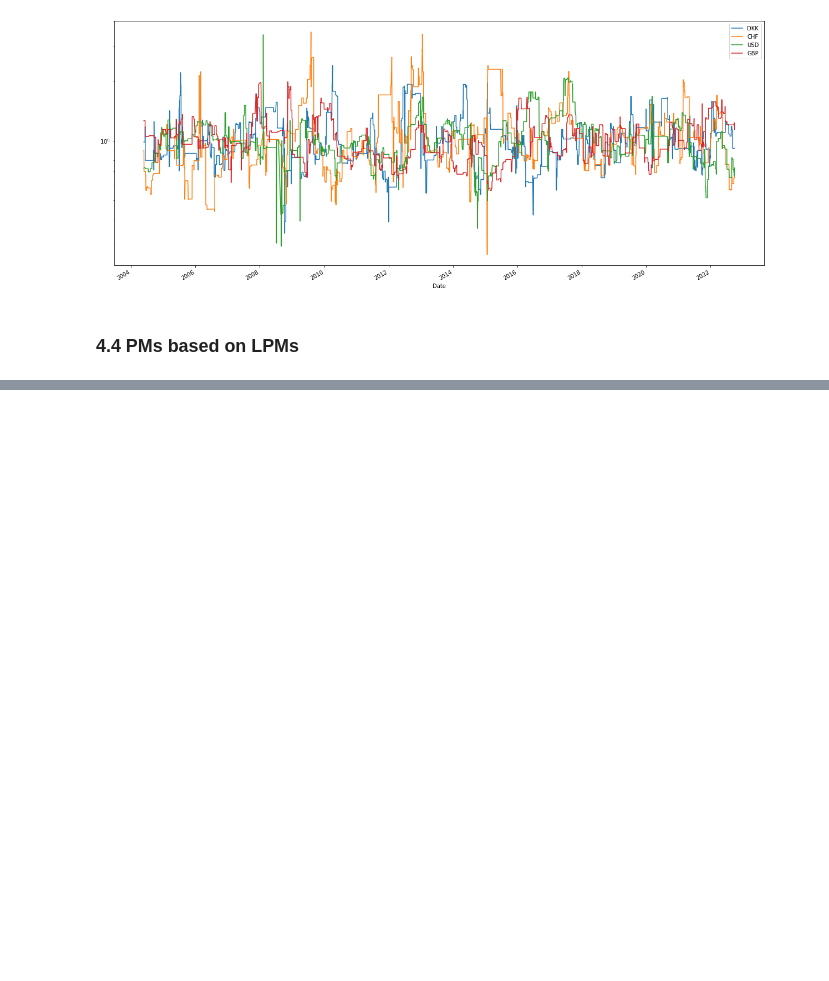
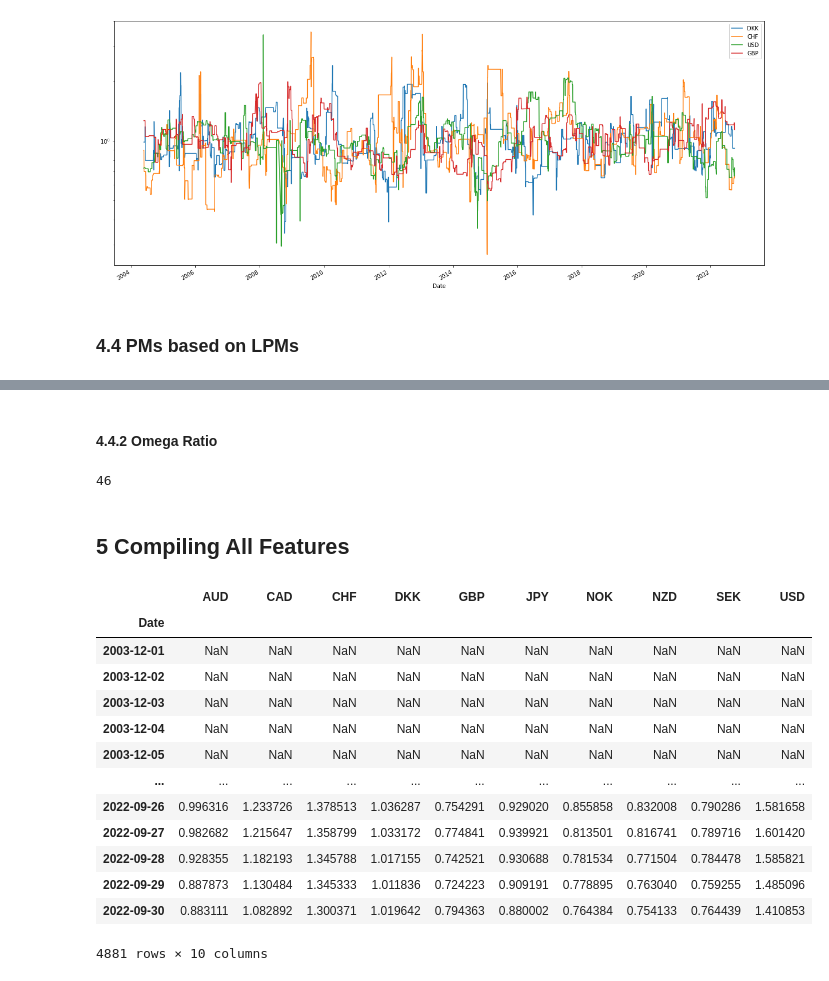
Before and after one commit to falken1983/fx_letor, a Jupyter notebook: generate_fx_data.ipynb, the cells around one changed output, grey strips where cells are left out. Cells and saved outputs as stored; diff of their text form; code cells hidden in the pictures; blank space fills up the shorter version.

Commit message:
Compiling All PMs and Target 1D Ahead Candidates and Dumping to CSV

```diff
--- a/generate_fx_data.ipynb
+++ b/generate_fx_data.ipynb
@@ -453,0 +460,2 @@ sortino_ratio.plot(figsize=(21,9))
+# %% [markdown]
+#### 4.4.2 Omega Ratio
@@ -453,0 +469,4 @@ sortino_ratio.plot(figsize=(21,9))
+# %%
+len(features.keys())
+# %% [output]
+46
@@ -453,0 +476,19 @@ sortino_ratio.plot(figsize=(21,9))
+# %% [markdown]
+## 5 Compiling All Features
+# %%
+features[f]
+# %% [output]
+|  | AUD | CAD | CHF | DKK | GBP | JPY | NOK | NZD | SEK | USD |
+| Date |  |  |  |  |  |  |  |  |  |  |
+| 2003-12-01 | NaN | NaN | NaN | NaN | NaN | NaN | NaN | NaN | NaN | NaN |
+| 2003-12-02 | NaN | NaN | NaN | NaN | NaN | NaN | NaN | NaN | NaN | NaN |
+| 2003-12-03 | NaN | NaN | NaN | NaN | NaN | NaN | NaN | NaN | NaN | NaN |
+| 2003-12-04 | NaN | NaN | NaN | NaN | NaN | NaN | NaN | NaN | NaN | NaN |
+| 2003-12-05 | NaN | NaN | NaN | NaN | NaN | NaN | NaN | NaN | NaN | NaN |
+| ... | ... | ... | ... | ... | ... | ... | ... | ... | ... | ... |
+| 2022-09-26 | 0.996316 | 1.233726 | 1.378513 | 1.036287 | 0.754291 | 0.929020 | 0.855858 | 0.832008 | 0.790286 | 1.581658 |
+| 2022-09-27 | 0.982682 | 1.215647 | 1.358799 | 1.033172 | 0.774841 | 0.939921 | 0.813501 | 0.816741 | 0.789716 | 1.601420 |
+| 2022-09-28 | 0.928355 | 1.182193 | 1.345788 | 1.017155 | 0.742521 | 0.930688 | 0.781534 | 0.771504 | 0.784478 | 1.585821 |
+| 2022-09-29 | 0.887873 | 1.130484 | 1.345333 | 1.011836 | 0.724223 | 0.909191 | 0.778895 | 0.763040 | 0.759255 | 1.485096 |
+| 2022-09-30 | 0.883111 | 1.082892 | 1.300371 | 1.019642 | 0.794363 | 0.880002 | 0.764384 | 0.754133 | 0.764439 | 1.410853 |
+4881 rows × 10 columns
```
Also changed, not shown: parts of 50 cells of this notebook.
